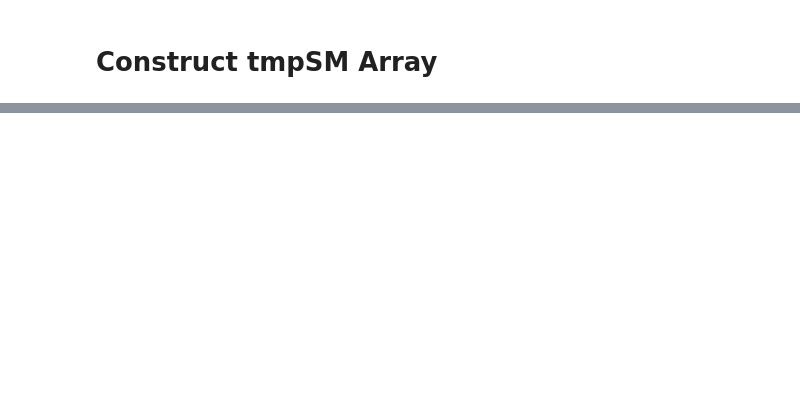
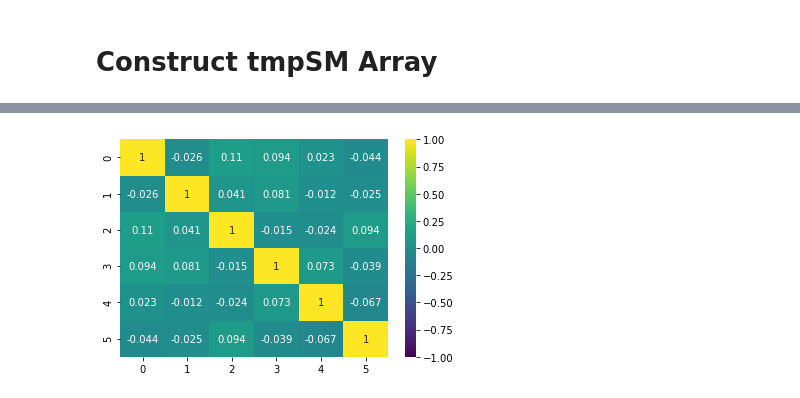
Before and after one commit to NoiRC256/mast30034_assignment_1, a Jupyter notebook: code/main.ipynb, the cells around one changed output, grey strips where cells are left out. Cells and saved outputs as stored; diff of their text form; code cells hidden in the pictures; blank space fills up the shorter version.

```diff
--- a/code/main.ipynb
+++ b/code/main.ipynb
@@ -196,0 +201,18 @@ SM = SM.reshape(6,441)
+# %%
+# Noise for TC: 240 rows * 6 columns;
+noise_t= [np.random.normal(0,0.25,6) for i in range(0,240)]
+noise_t = pd.DataFrame(noise_t)
+
+# Noise for SM: 6 rows * 441 columns;
+noise_s = [np.random.normal(0,0.015,441) for i in range(0,6)]
+noise_s = pd.DataFrame(noise_s)
+# %%
+noise_t_corr = noise_t.corr()
+noise_s_corr = noise_s.T.corr()
+# %%
+# Correlation heatmap for noise t;
+fig = sns.heatmap(noise_t_corr, annot=True,
+                  vmin=-1, vmax=1, center=0, cmap="viridis")
+plt.show()
+# %% [output]
+[figure, added]
```
Also changed, not shown: parts of 15 cells of this notebook.
